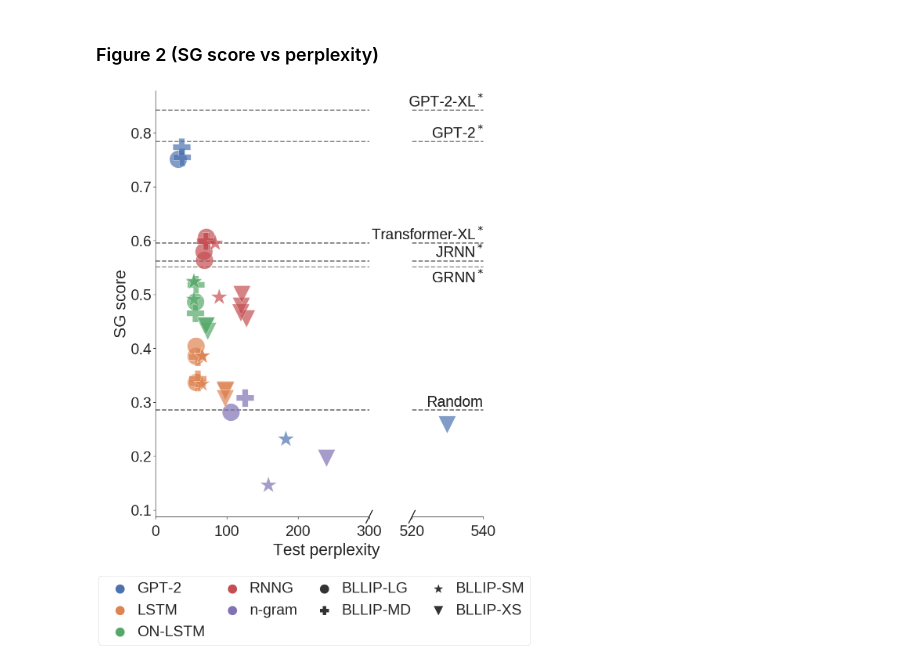
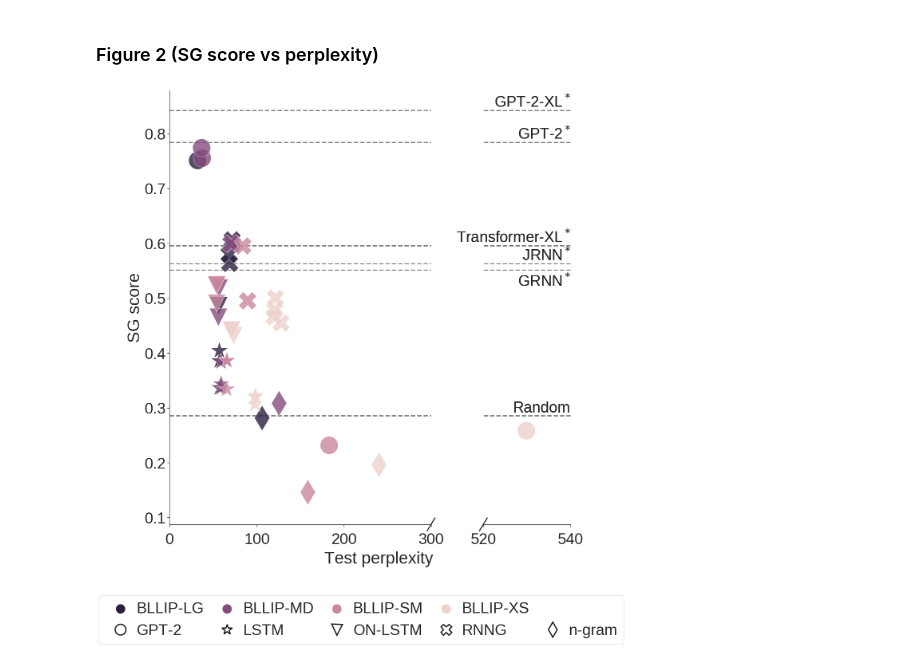
Before and after one commit to cpllab/syntactic-generalization, a Jupyter notebook: notebooks/main.ipynb, the cells around one changed output. Drawn from its saved outputs; the diff is of its cells as text; code cells hidden in the pictures.

Commit message:
change color/style in fig 2

```diff
--- a/notebooks/main.ipynb
+++ b/notebooks/main.ipynb
@@ -336,6 +337,7 @@ controlled_model_order = sorted(set(results_df[results_df.model_name.isin(contro
 corpus_order = ["BLLIP-LG", "BLLIP-MD", "BLLIP-SM", "BLLIP-XS",
                 "BLLIP-LG-BPE", "BLLIP-LG-GPTBPE",
                 "BLLIP-MD-GPTBPE", "BLLIP-SM-GPTBPE", "BLLIP-XS-GPTBPE"]
+corpus_size_order = ["lg", "md", "sm", "xs"]
 nobpe_corpus_order = [c for c in corpus_order if "BPE" not in c]
 circuit_order = sorted([c for c in results_df.circuit.dropna().unique()])
 # %% [markdown]
@@ -490,14 +492,26 @@ if RENDER_FINAL:
 ### Figure 2 (SG score vs perplexity)
 # %%
 ax_ratio = 3
-f, (ax1,ax2) = plt.subplots(1,2,sharey=False,figsize=(15, 20),gridspec_kw={'width_ratios': [ax_ratio, 1]})
+f, (ax1,ax2) = plt.subplots(1,2,sharey=False,figsize=(18, 20),gridspec_kw={'width_ratios': [ax_ratio, 1]})
 
 sns.despine()
+palette = sns.cubehelix_palette(4, reverse=True)
+
+markers = {
+    "GPT-2": "o",
+    "RNNG" : "X",
+    "ON-LSTM" : "v",
+    "LSTM" : "*",
+    "n-gram" : "d"
+}
+for m in joined_data.pretty_model_name.unique():
+    if m not in markers:
+        markers[m] = "."
 
 for ax in [ax1,ax2]:
-    sns.scatterplot(data=joined_data, x="test_ppl", y="correct", hue="pretty_model_name",
-                    hue_order=model_order, palette=MODEL_COLORS, markers=["o", "P", "*", "v"],
-                    s=2000, style="corpus_size", ax=ax, zorder=2, alpha=0.7)
+    sns.scatterplot(data=joined_data, x="test_ppl", y="correct", hue="corpus_size", hue_order=corpus_size_order,
+                    markers=markers, palette=palette, style_order=model_order,
+                    s=2000, style="pretty_model_name", ax=ax, zorder=2, alpha=0.8)
     ax.set_xlabel("")
     ax.tick_params(axis='x', which='major', pad=15)
 
@@ -521,34 +535,51 @@ plt.xlabel(PERPLEXITY_LABEL, labelpad=10, position=(-1.2,0))
 # Add break in x-axis
 ax1.set_xlim(0,300)
 ax2.set_xlim(520,540)
 # hide the spines between ax1 and ax2
 ax1.spines['right'].set_visible(False)
 ax2.spines['left'].set_visible(False)
 ax2.get_yaxis().set_ticks([])
 d = .015 # how big to make the diagonal lines in axes coordinates
 kwargs = dict(transform=ax1.transAxes, color='k', clip_on=False)
 ax1.plot((1-d,1+d), (-d,+d), **kwargs)
 kwargs.update(transform=ax2.transAxes)  # switch to the right subplot
 ax2.plot((-d*ax_ratio,+d*ax_ratio), (-d,+d), **kwargs)
 
 # Change some legend labels.
 handles, labels = ax1.get_legend_handles_labels()
 legend_title_map = {"pretty_model_name": "Model",
                     "pretty_corpus": "Corpus",
                     "corpus_size": "Corpus size",
                     "corpus_bpe": "Tokenization"}
 # Re-map some labels.
 # labels = [legend_title_map.get(l, l) for l in labels]
 drop_indices = [i for i,l in enumerate(labels) if l in legend_title_map.keys() or l in no_ppl_data.pretty_model_name.values]
 handles = [h for i,h in enumerate(handles) if i not in drop_indices]
 labels = [l for i,l in enumerate(labels) if i not in drop_indices]
 labels = [l if l not in joined_data.corpus_size.unique() else "BLLIP-%s" % l.upper() for l in labels]
-for l, h in zip(labels, handles):
-    h.set_sizes([500.0])
-plt.legend(handles, labels, bbox_to_anchor=(-4.5,-0.22), ncol=4, loc="center left", columnspacing=0.8, handletextpad=0.15)
+
+# Add empty handle for legend spacing.
+handles.insert(4, mpatches.Patch(facecolor="white"))
+labels.insert(4, "")
+
+# Re-order labels.
+new_order = ["BLLIP-LG", "GPT-2", "BLLIP-MD", "LSTM", "BLLIP-SM", "ON-LSTM", "BLLIP-XS", "RNNG", "", "n-gram"]
+inds = [labels.index(l) for l in new_order]
+handles = [handles[i] for i in inds]
+labels = [labels[i] for i in inds]
+
+# Set model style markers in legend to outlines only.
+for i, (l, h) in enumerate(zip(labels, handles)):
+    if l != "":
+        h.set_sizes([500.0])
+        if l in joined_data.pretty_model_name.unique():
+             handles[i] = Line2D([0], [0], marker=markers[l], color='k', mew=3, lw=0,
+                          markerfacecolor='w', markersize=27)
+
+plt.legend(handles, labels, bbox_to_anchor=(-4.5,-0.22), ncol=5, loc="center left", columnspacing=0.5, handletextpad=0.05)
 
 if RENDER_FINAL:
     # Can't use render_final function because of some spine issues.
     plt.savefig(figure_path / "perplexity.pdf", bbox_inches="tight")
 # %% [output]
-[figure, old version]
+[figure, new version]
```
Also changed, not shown: parts of 2 cells of this notebook.
